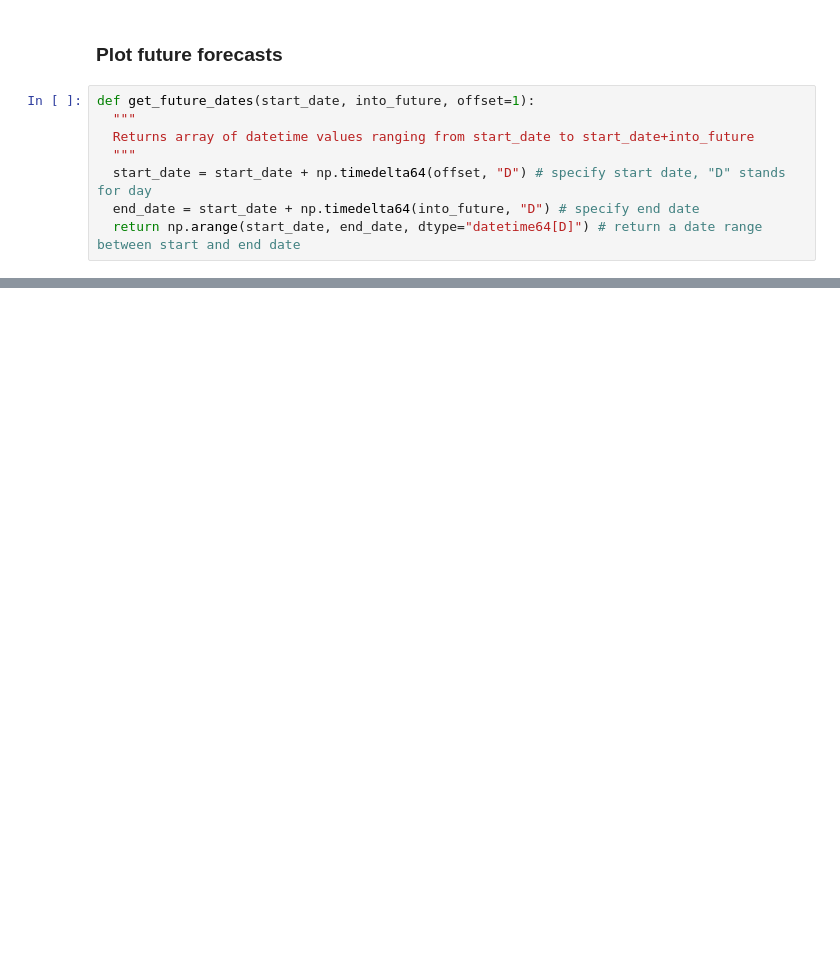
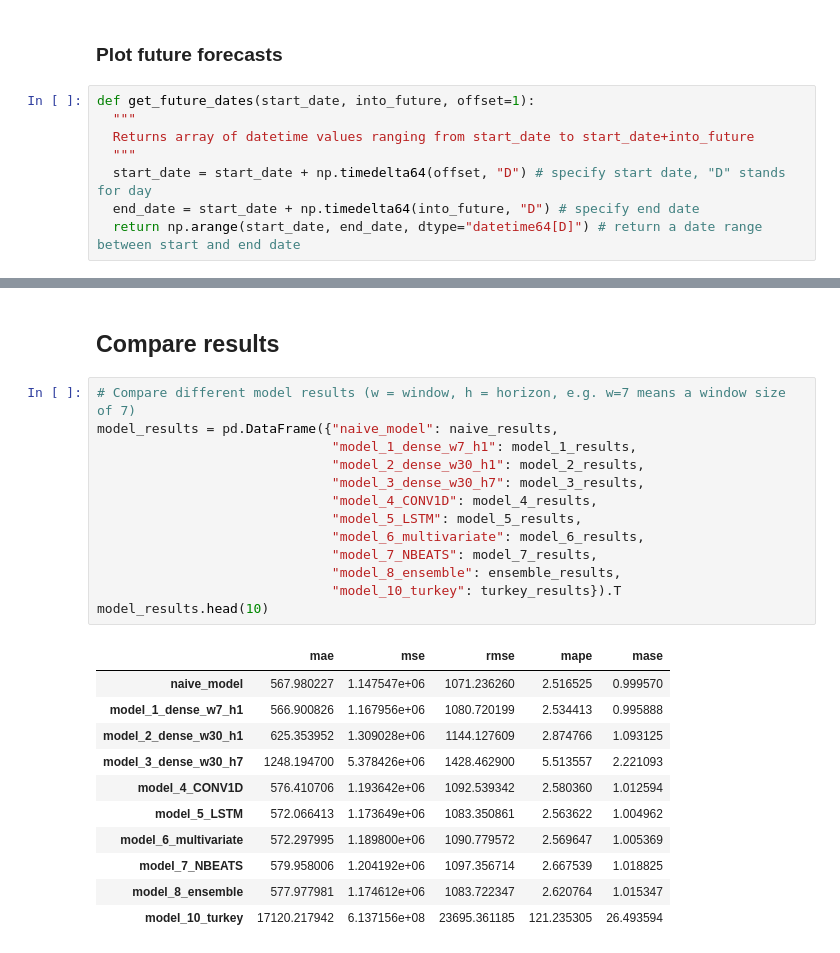
Before and after one commit to NegreaAlexandruCristian/Lucrare-Dizertatie-ML, a Jupyter notebook: bitcoin_prediction.ipynb, the cells around one changed output, grey strips where cells are left out. Drawn from its saved outputs; the diff is of its cells as text; blank space fills up the shorter version.

```diff
--- a/bitcoin_prediction.ipynb
+++ b/bitcoin_prediction.ipynb
@@ -2037,0 +2106,27 @@ plot_time_series(next_time_steps, future_forecast, format="-", label="Predicted
+# %% [markdown]
+## Compare results
+# %%
+# Compare different model results (w = window, h = horizon, e.g. w=7 means a window size of 7)
+model_results = pd.DataFrame({"naive_model": naive_results,
+                              "model_1_dense_w7_h1": model_1_results,
+                              "model_2_dense_w30_h1": model_2_results,
+                              "model_3_dense_w30_h7": model_3_results,
+                              "model_4_CONV1D": model_4_results,
+                              "model_5_LSTM": model_5_results,
+                              "model_6_multivariate": model_6_results,
+                              "model_7_NBEATS": model_7_results,
+                              "model_8_ensemble": ensemble_results,
+                              "model_10_turkey": turkey_results}).T
+model_results.head(10)
+# %% [output]
+|  | mae | mse | rmse | mape | mase |
+| naive_model | 567.980227 | 1.147547e+06 | 1071.236260 | 2.516525 | 0.999570 |
+| model_1_dense_w7_h1 | 566.900826 | 1.167956e+06 | 1080.720199 | 2.534413 | 0.995888 |
+| model_2_dense_w30_h1 | 625.353952 | 1.309028e+06 | 1144.127609 | 2.874766 | 1.093125 |
+| model_3_dense_w30_h7 | 1248.194700 | 5.378426e+06 | 1428.462900 | 5.513557 | 2.221093 |
+| model_4_CONV1D | 576.410706 | 1.193642e+06 | 1092.539342 | 2.580360 | 1.012594 |
+| model_5_LSTM | 572.066413 | 1.173649e+06 | 1083.350861 | 2.563622 | 1.004962 |
+| model_6_multivariate | 572.297995 | 1.189800e+06 | 1090.779572 | 2.569647 | 1.005369 |
+| model_7_NBEATS | 579.958006 | 1.204192e+06 | 1097.356714 | 2.667539 | 1.018825 |
+| model_8_ensemble | 577.977981 | 1.174612e+06 | 1083.722347 | 2.620764 | 1.015347 |
+| model_10_turkey | 17120.217942 | 6.137156e+08 | 23695.361185 | 121.235305 | 26.493594 |
```
Also changed, not shown: parts of 91 cells of this notebook.
